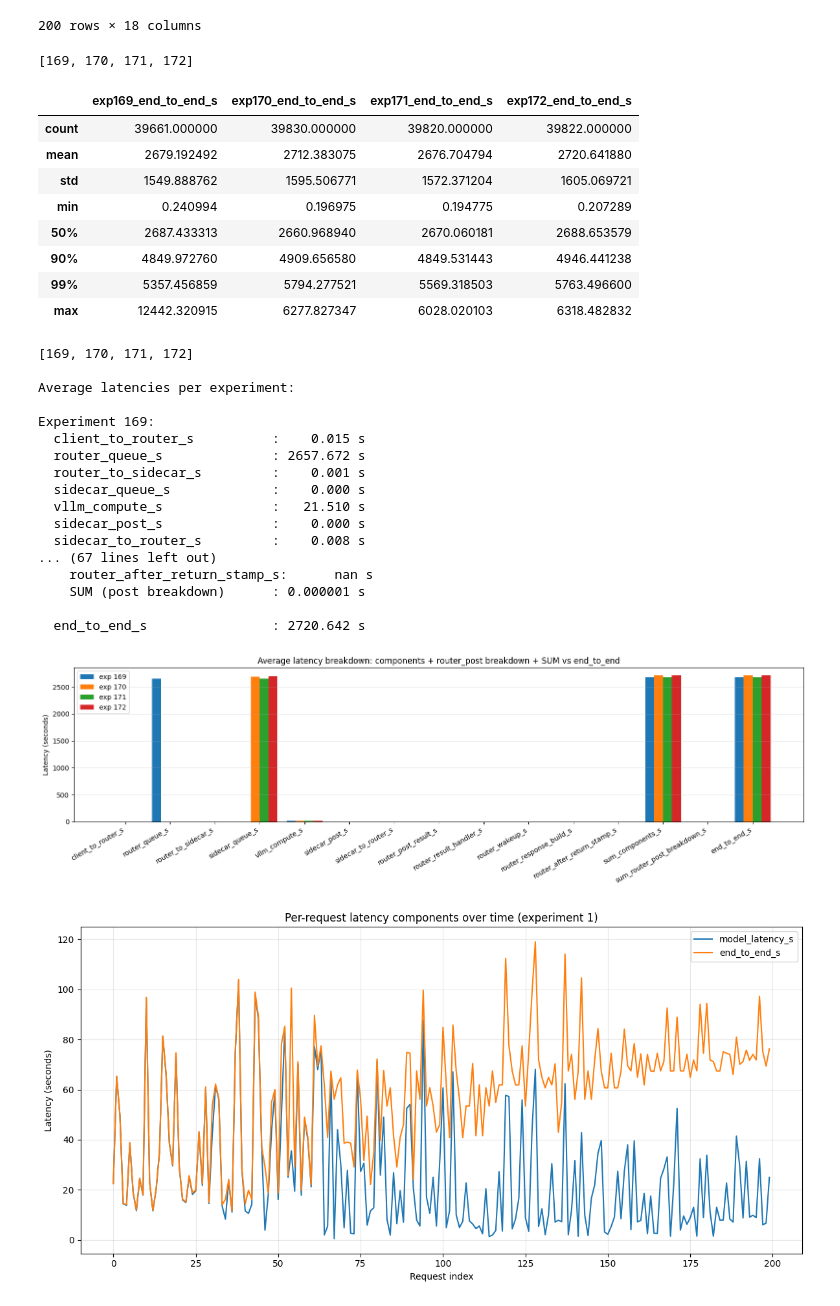
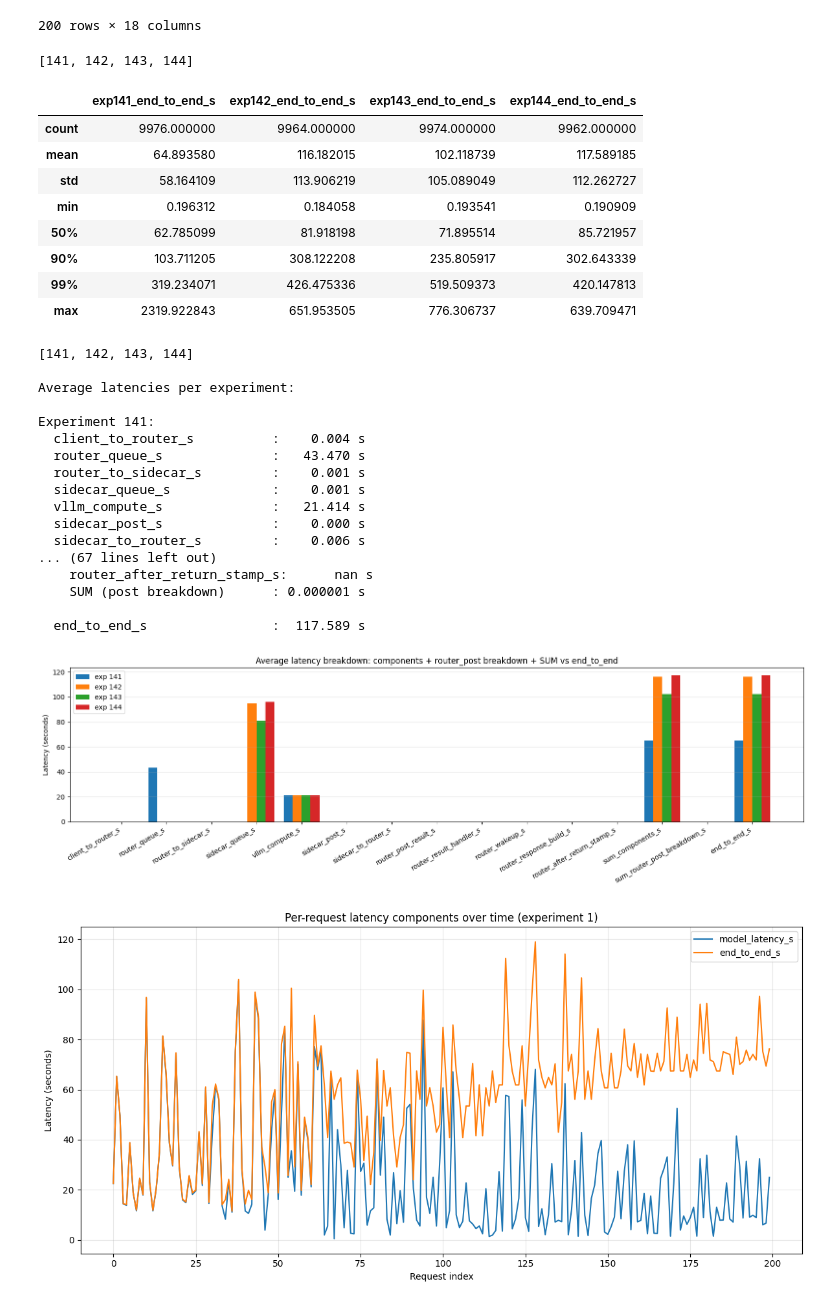
Before and after one commit to immengzi/LLM-LA, a Jupyter notebook: microservice/analysis.ipynb, the cells around one changed output. Saved outputs shown, nothing was run; the diff lists cells and outputs as text; code cells hidden in the pictures.

```diff
--- a/microservice/analysis.ipynb
+++ b/microservice/analysis.ipynb
@@ -47,7 +47,7 @@ import pandas as pd
 
 # ---- choose experiments ----
 # choose which series you want
-series_ids = [42]
+series_ids = [35]
 
 experiments = experiments_from_series(series_ids)
 
@@ -81,16 +81,16 @@ comparison = pd.concat(summaries, axis=1)
 
 comparison
 # %% [output]
-[169, 170, 171, 172]
+[141, 142, 143, 144]
-|  | exp169_end_to_end_s | exp170_end_to_end_s | exp171_end_to_end_s | exp172_end_to_end_s |
-| count | 39661.000000 | 39830.000000 | 39820.000000 | 39822.000000 |
-| mean | 2679.192492 | 2712.383075 | 2676.704794 | 2720.641880 |
-| std | 1549.888762 | 1595.506771 | 1572.371204 | 1605.069721 |
-| min | 0.240994 | 0.196975 | 0.194775 | 0.207289 |
-| 50% | 2687.433313 | 2660.968940 | 2670.060181 | 2688.653579 |
-| 90% | 4849.972760 | 4909.656580 | 4849.531443 | 4946.441238 |
-| 99% | 5357.456859 | 5794.277521 | 5569.318503 | 5763.496600 |
-| max | 12442.320915 | 6277.827347 | 6028.020103 | 6318.482832 |
+|  | exp141_end_to_end_s | exp142_end_to_end_s | exp143_end_to_end_s | exp144_end_to_end_s |
+| count | 9976.000000 | 9964.000000 | 9974.000000 | 9962.000000 |
+| mean | 64.893580 | 116.182015 | 102.118739 | 117.589185 |
+| std | 58.164109 | 113.906219 | 105.089049 | 112.262727 |
+| min | 0.196312 | 0.184058 | 0.193541 | 0.190909 |
+| 50% | 62.785099 | 81.918198 | 71.895514 | 85.721957 |
+| 90% | 103.711205 | 308.122208 | 235.805917 | 302.643339 |
+| 99% | 319.234071 | 426.475336 | 519.509373 | 420.147813 |
+| max | 2319.922843 | 651.953505 | 776.306737 | 639.709471 |
 # %%
 from experiment_analysis import load_experiment_latencies
 import matplotlib.pyplot as plt
@@ -98,7 +98,7 @@ import numpy as np
 
 # ---- choose experiments ----
 # choose which series you want
-series_ids = [42]
+series_ids = [35]
 
 experiments = experiments_from_series(series_ids)
 
@@ -212,42 +212,42 @@ x = np.arange(len(labels))
 width = 0.8 / len(experiments)
 
 plt.figure(figsize=(16, 5))
 
 for i, exp_id in enumerate(experiments):
     vals = [avg_by_exp[exp_id].get(k, np.nan) for k in labels]
     plt.bar(x + i * width, vals, width, label=f"exp {exp_id}")
 
 plt.xticks(
     x + width * (len(experiments) - 1) / 2,
     labels,
     rotation=30,
     ha="right"
 )
 plt.ylabel("Latency (seconds)")
 plt.title("Average latency breakdown: components + router_post breakdown + SUM vs end_to_end")
 plt.legend()
 plt.grid(axis="y", alpha=0.3)
 plt.tight_layout()
 plt.show()
 # %% [output]
-[169, 170, 171, 172]
+[141, 142, 143, 144]
 
 Average latencies per experiment:
 
-Experiment 169:
-  client_to_router_s          :    0.015 s
-  router_queue_s              : 2657.672 s
+Experiment 141:
+  client_to_router_s          :    0.004 s
+  router_queue_s              :   43.470 s
   router_to_sidecar_s         :    0.001 s
-  sidecar_queue_s             :    0.000 s
-  vllm_compute_s              :   21.510 s
+  sidecar_queue_s             :    0.001 s
+  vllm_compute_s              :   21.414 s
   sidecar_post_s              :    0.000 s
-  sidecar_to_router_s         :    0.008 s
+  sidecar_to_router_s         :    0.006 s
 ... (67 lines left out)
     router_after_return_stamp_s:      nan s
     SUM (post breakdown)      : 0.000001 s
 
-  end_to_end_s                : 2720.642 s
+  end_to_end_s                :  117.589 s
-[figure, old version]
+[figure, new version]
 # %%
 from experiment_analysis import load_experiment_latencies
 import matplotlib.pyplot as plt
```
Also changed, not shown: parts of 8 cells of this notebook, 14 other files.
